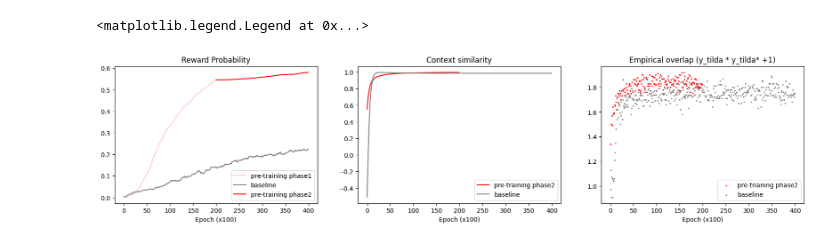
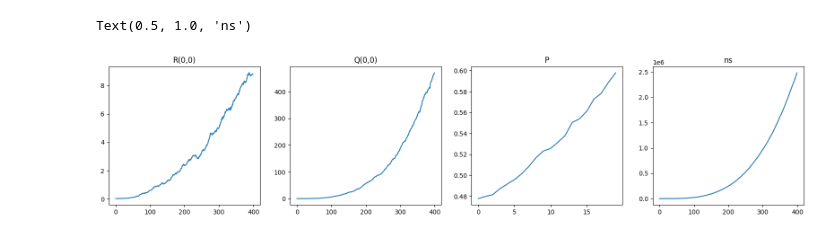
Before and after one commit to jinhl9/saad-solla-composition, a Jupyter notebook: composite_learning/Hierarchical_Demo.ipynb, the cells around one changed output. Drawn from its saved outputs; the diff is of its cells as text; code cells hidden in the pictures.

```diff
--- a/composite_learning/Hierarchical_Demo.ipynb
+++ b/composite_learning/Hierarchical_Demo.ipynb
@@ -46,35 +55,30 @@ base_solver.train(nums_iter =[0, 40000], lrs = [(10,1),(10,10)], update_frequenc
-# %%
-fig = plt.figure(figsize=(20, 4))
-ax1 = plt.subplot(131)
-ax1.plot(curriculum_solver.history['phase1']['reward_rate'], label = 'pre-training phase1', c= 'r', alpha = 0.2)
-ax1.plot(base_solver.history['phase2']['reward_rate'], label = 'baseline', c= 'gray')
-len_phase1 = len(curriculum_solver.history['phase1']['reward_rate'])
-len_phase2 = len(curriculum_solver.history['phase2']['reward_rate'])
-ax1.plot(np.arange(len_phase1, len_phase1+len_phase2),
-         curriculum_solver.history['phase2']['reward_rate'], label = 'pre-training phase2', c= 'r')
-
-ax1.set_title('Reward Probability')
-ax1.set_xlabel('Epoch (x100)')
-
-plt.legend()
-ax2 = plt.subplot(132)
-ax2.plot(curriculum_solver.history['phase2']['context_similarity'], label = 'pre-training phase2', c = 'r')
-ax2.plot(base_solver.history['phase2']['context_similarity'], label = 'baseline', c= 'gray')
-ax2.set_title('Context similarity')
-ax2.set_xlabel('Epoch (x100)')
-plt.legend()
-
-ax3 = plt.subplot(133)
-curriculum_empirical_overlap = curriculum_solver.history['phase2']['overlap']
-base_empirical_overlap = base_solver.history['phase2']['overlap']
-ax3.scatter(np.arange(len(curriculum_empirical_overlap)),curriculum_empirical_overlap, s= 1.5, c = 'r', label = 'pre-trianing phase2')
-ax3.scatter(np.arange(len(base_empirical_overlap)),base_empirical_overlap, c= 'gray', label = 'baseline', s=1.5)
-ax3.set_title('Empirical overlap (y_tilda * y_tilda* +1)')
-ax3.set_xlabel('Epoch (x100)')
-plt.legend()
-# %% [output]
-<matplotlib.legend.Legend at 0x...>
-[figure, removed]
+# %%
+
+fig2 = plt.figure(figsize=(20, 4))
+ax1 = plt.subplot(141)
+R=[k[0,0] for k in base_solver.history['phase2']['R']]
+ax1.plot(R[:])
+ax1.set_title('R(0,0)')
+
+ax2 = plt.subplot(142)
+Q=[k[0,0] for k in base_solver.history['phase2']['Q']]
+ax2.plot(Q[:])
+ax2.set_title('Q(0,0)')
+
+ax3 = plt.subplot(143)
+P=base_solver.history['phase2']['P']
+#PC=curriculum_solver.history['phase2']['P']
+ax3.plot(P[:20])
+#ax3.plot(PC[:])
+ax3.set_title('P')
+
+ax4 = plt.subplot(144)
+ns=base_solver.history['phase2']['norm_student']
+ax4.plot(ns[:])
+ax4.set_title('ns')
+# %% [output]
+Text(0.5, 1.0, 'ns')
+[figure, added]
 # %%
 fig = plt.figure(figsize=(20, 4))
 ax1 = plt.subplot(131)
```
Also changed, not shown: parts of 7 cells of this notebook, 2 other files.
